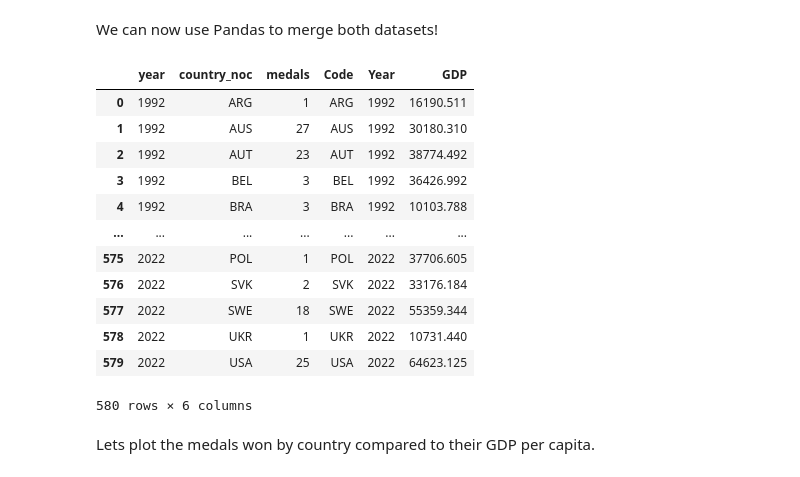
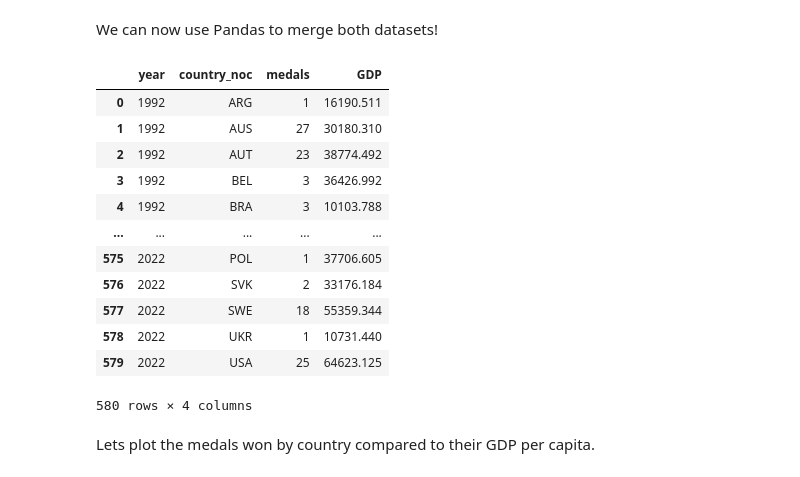
Before and after one commit to daniprec/BAM-Coding-Lab, a Jupyter notebook: solutions/23_pandas_merge.ipynb, the cells around one changed output. Cells and saved outputs as stored; diff of their text form; code cells hidden in the pictures.

Commit message:
Add GDP and processed dataframe, pipeline

```diff
--- a/solutions/23_pandas_merge.ipynb
+++ b/solutions/23_pandas_merge.ipynb
@@ -33,14 +33,20 @@ df_gdp.head(5)
 | 3 | Afghanistan | AFG | 2005 | NaN |
 | 4 | Afghanistan | AFG | 2006 | 1366.9932 |
 # %%
-# Rename columns
-df_gdp = df_gdp.rename(columns={"GDP per capita, PPP (constant 2017 international $)": "GDP"})
+# Rename columns (we want to match our other dataframe)
+df_gdp = df_gdp.rename(
+    columns={
+        "Code": "country_noc",
+        "Year": "year",
+        "GDP per capita, PPP (constant 2017 international $)": "GDP",
+    }
+)
 
 # Drop "Entity" column (optional)
 df_gdp = df_gdp.drop(columns=["Entity"])
 # %%
 # Fill the missing values of "GDP", applying a linear interpolation by "Code" and "Year"
-df_gdp["GDP"] = df_gdp.groupby("Code")["GDP"].transform(lambda x: x.interpolate())
+df_gdp["GDP"] = df_gdp.groupby("country_noc")["GDP"].transform(lambda x: x.interpolate())
 
 # Check the result
 df_gdp.head(5)
@@ -70,24 +76,24 @@ Index(['year', 'country_noc', 'medals'], dtype='object')
 # %% [markdown]
 We can now use Pandas to merge both datasets!
 # %%
-# Merge by country code ("country_noc" / "Code") and year ("year" / "Year")
-df = pd.merge(df_medals, df_gdp, left_on=["country_noc", "year"], right_on=["Code", "Year"])
+# Merge by country code and year
+df = pd.merge(df_medals, df_gdp, on=["country_noc", "year"])
 
 df
 # %% [output]
-|  | year | country_noc | medals | Code | Year | GDP |
-| 0 | 1992 | ARG | 1 | ARG | 1992 | 16190.511 |
-| 1 | 1992 | AUS | 27 | AUS | 1992 | 30180.310 |
-| 2 | 1992 | AUT | 23 | AUT | 1992 | 38774.492 |
-| 3 | 1992 | BEL | 3 | BEL | 1992 | 36426.992 |
-| 4 | 1992 | BRA | 3 | BRA | 1992 | 10103.788 |
-| ... | ... | ... | ... | ... | ... | ... |
-| 575 | 2022 | POL | 1 | POL | 2022 | 37706.605 |
-| 576 | 2022 | SVK | 2 | SVK | 2022 | 33176.184 |
-| 577 | 2022 | SWE | 18 | SWE | 2022 | 55359.344 |
-| 578 | 2022 | UKR | 1 | UKR | 2022 | 10731.440 |
-| 579 | 2022 | USA | 25 | USA | 2022 | 64623.125 |
+|  | year | country_noc | medals | GDP |
+| 0 | 1992 | ARG | 1 | 16190.511 |
+| 1 | 1992 | AUS | 27 | 30180.310 |
+| 2 | 1992 | AUT | 23 | 38774.492 |
+| 3 | 1992 | BEL | 3 | 36426.992 |
+| 4 | 1992 | BRA | 3 | 10103.788 |
+| ... | ... | ... | ... | ... |
+| 575 | 2022 | POL | 1 | 37706.605 |
+| 576 | 2022 | SVK | 2 | 33176.184 |
+| 577 | 2022 | SWE | 18 | 55359.344 |
+| 578 | 2022 | UKR | 1 | 10731.440 |
+| 579 | 2022 | USA | 25 | 64623.125 |
-580 rows × 6 columns
+580 rows × 4 columns
 # %% [markdown]
 Lets plot the medals won by country compared to their GDP per capita.
 # %%
```
Also changed, not shown: parts of 1 cell of this notebook, 2 other files.
